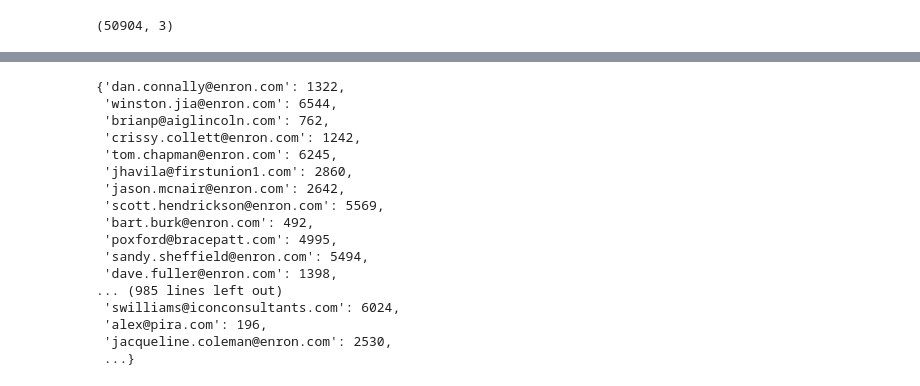
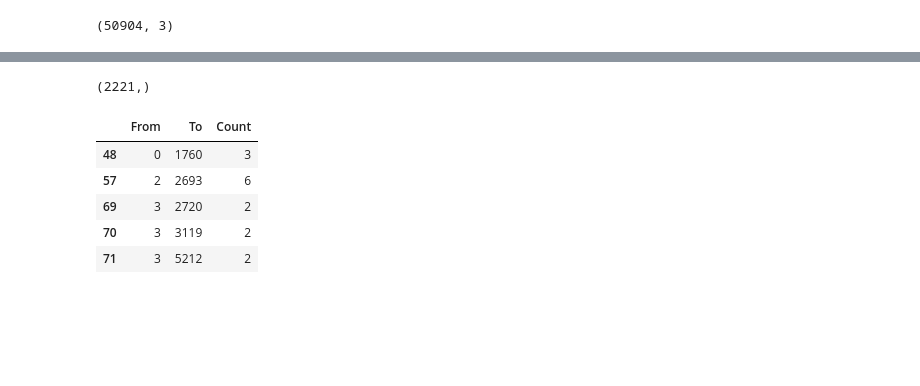
Before and after one commit to mizvol/enron-email-network-analysis, a Jupyter notebook: Enron-graph.ipynb, the cells around one changed output, grey strips where cells are left out. Cells and saved outputs as stored; diff of their text form; code cells hidden in the pictures; blank space fills up the shorter version.

Commit message:
Transform weights to IDs

```diff
--- a/Enron-graph.ipynb
+++ b/Enron-graph.ipynb
@@ -187,22 +185,2 @@ print emails_activated
 # %%
-ids = {x:i for i,x in enumerate(emails_activated)}
+email_id = {x:i for i,x in enumerate(emails_activated)}
-# %%
-ids
-# %% [output]
-{'dan.connally@enron.com': 1322,
- 'winston.jia@enron.com': 6544,
- 'brianp@aiglincoln.com': 762,
- 'crissy.collett@enron.com': 1242,
- 'tom.chapman@enron.com': 6245,
- 'jhavila@firstunion1.com': 2860,
- 'jason.mcnair@enron.com': 2642,
- 'scott.hendrickson@enron.com': 5569,
- 'bart.burk@enron.com': 492,
- 'poxford@bracepatt.com': 4995,
- 'sandy.sheffield@enron.com': 5494,
- 'dave.fuller@enron.com': 1398,
-... (985 lines left out)
- 'swilliams@iconconsultants.com': 6024,
- 'alex@pira.com': 196,
- 'jacqueline.coleman@enron.com': 2530,
- ...}
@@ -208,0 +189,33 @@ ids
+# %%
+activations = pd.DataFrame(columns=['address', 'activations'])
+activations_series = pd.Series()
+i = 0
+for label, time in from_spikes[:].iteritems():
+    unique_elements, counts_elements = np.unique(time, return_counts=True)
+    counts_elements = np.append(counts_elements, 0)
+    counts_elements = np.insert(counts_elements, 0, 0)
+    unique_elements = np.append(unique_elements, end_time)
+    unique_elements = np.insert(unique_elements, 0, start_time)
+    d = {'Counts': counts_elements}
+    df = pd.DataFrame(data = d, index = pd.to_datetime(unique_elements))
+    df = df.Counts.resample('D').sum()
+    t = df.values.shape
+    vals = {k:x for k,x in enumerate(df.values) if x != 0}
+    activations.loc[i] = [label, vals]
+    activations_series.loc[email_id[label]] = vals
+    i += 1
+print t # length of a time-series|
+# %% [output]
+(2221,)
+# %%
+for i, row in weight_counts.iterrows():
+    weight_counts.loc[i] = [email_id[row.From], email_id[row.To], row.Count]
+# %%
+weight_counts.head()
+# %% [output]
+|  | From | To | Count |
+| 48 | 0 | 1760 | 3 |
+| 57 | 2 | 2693 | 6 |
+| 69 | 3 | 2720 | 2 |
+| 70 | 3 | 3119 | 2 |
+| 71 | 3 | 5212 | 2 |
```
Also changed, not shown: parts of 5 cells of this notebook, 2 other files.
